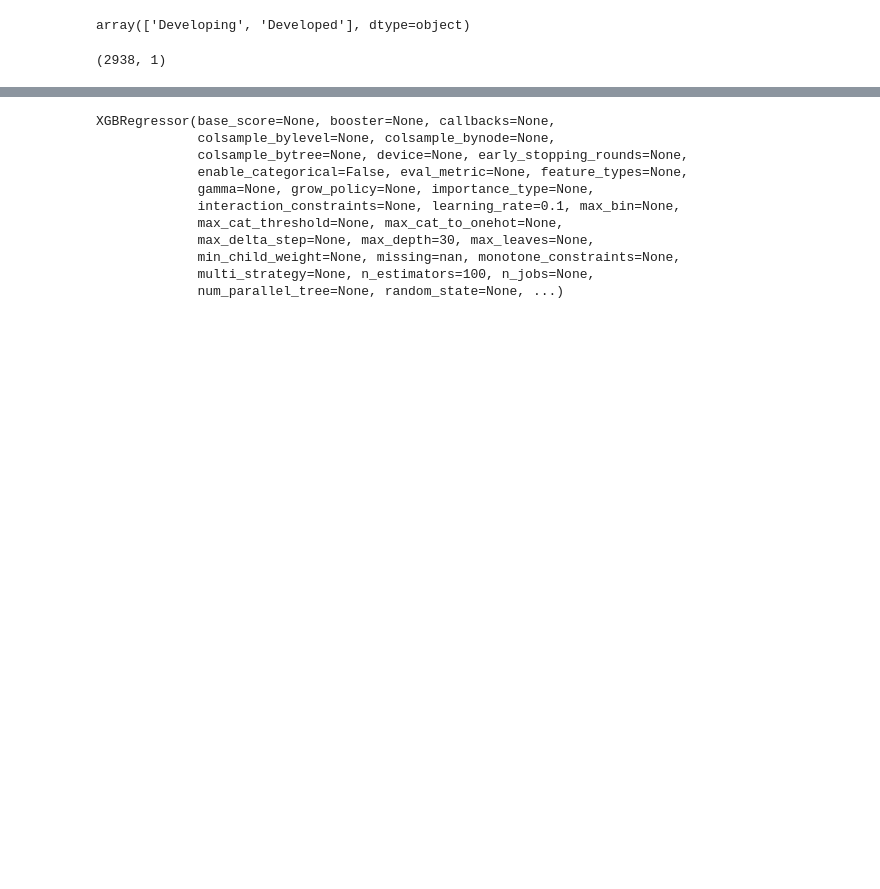
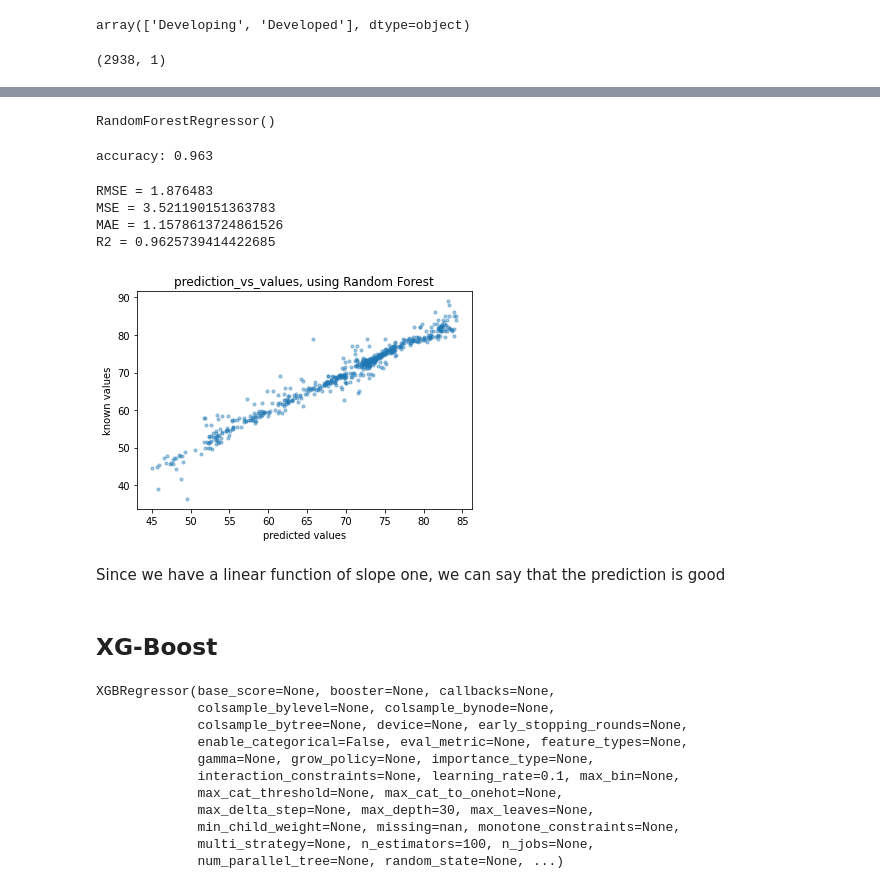
Before and after one commit to lautarogpavioni/Projects, a Jupyter notebook: Life expectancy/Prediction_life_expectancy.ipynb, the cells around one changed output, grey strips where cells are left out. Saved outputs shown, nothing was run; the diff lists cells and outputs as text; code cells hidden in the pictures; blank space fills up the shorter version.

```diff
--- a/Life expectancy/Prediction_life_expectancy.ipynb
+++ b/Life expectancy/Prediction_life_expectancy.ipynb
@@ -233,5 +240,5 @@ life_df['Status'].unique()
 # %% [output]
 array(['Developing', 'Developed'], dtype=object)
 # %%
-life_df= pd.get_dummies(life_df, columns=['Status'])
+life_df= pd.get_dummies(life_df, columns=['Status'], dtype= int)
 # %%
@@ -265,3 +277,39 @@ A recordar: con XGBoost no se requiere hacer ningun escaleo
+# %%
+model_rf = RandomForestRegressor()
+model_rf.fit(x_train, y_train)
+# %% [output]
+RandomForestRegressor()
+# %%
+result=model_rf.score(x_test,y_test)
+
+print('accuracy:', result.round(3))
+# %% [output]
+accuracy: 0.963
+# %%
+y_pred = model_rf.predict(x_test)
+# %%
+RMSE= float(format(np.sqrt(mean_squared_error(y_test,y_pred)),'3f'))
+MSE= mean_squared_error(y_test,y_pred)
+MAE= mean_absolute_error(y_test,y_pred)
+r2=r2_score(y_test,y_pred)
+print('RMSE =',RMSE, '\nMSE =',MSE, '\nMAE =',MAE, '\nR2 =', r2)
+# %% [output]
+RMSE = 1.876483
+MSE = 3.521190151363783
+MAE = 1.1578613724861526
+R2 = 0.9625739414422685
+# %%
+plt.scatter(y_pred,y_test, alpha=0.4, s=10)
+plt.xlabel('predicted values')
+plt.ylabel('known values')
+plt.title("prediction_vs_values, using Random Forest")
+plt.show()
+# %% [output]
+[figure, added]
+# %% [markdown]
+Since we have a linear function of slope one, we can say that the prediction is good
+# %% [markdown]
+## XG-Boost
 # %%
 import xgboost as xgb
 # %%
```
Also changed, not shown: parts of 39 cells of this notebook, 1 other file.
